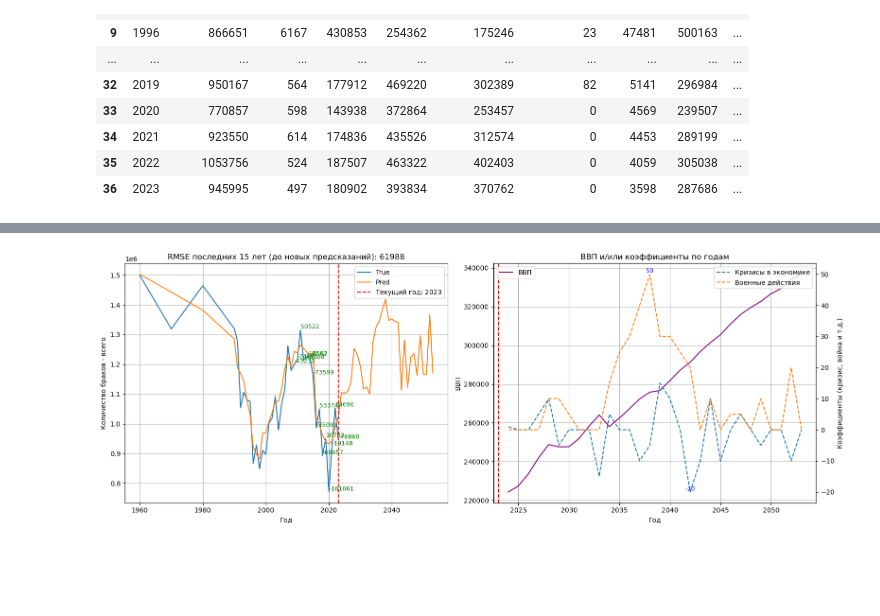
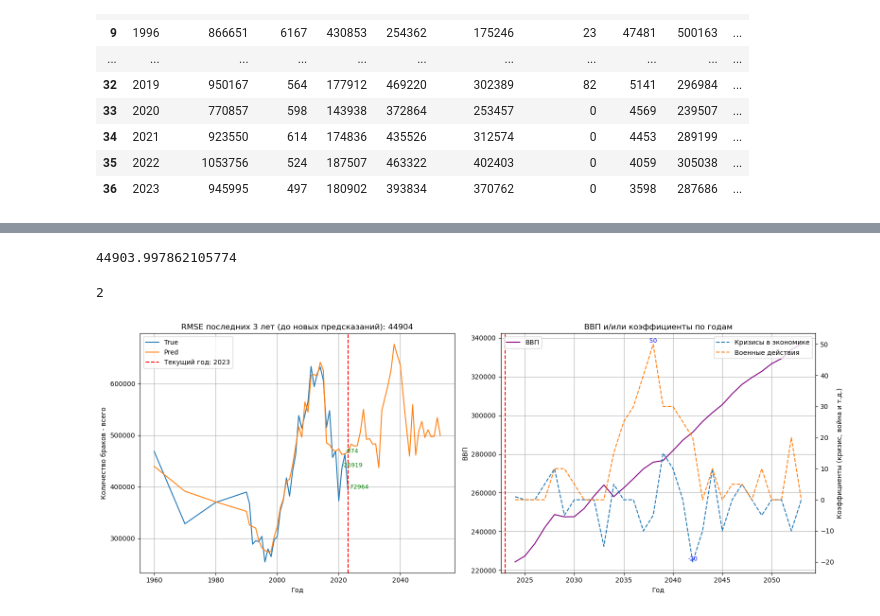
Before and after one commit to UncleMAD/NSGO_KP, a Jupyter notebook: sample.ipynb, the cells around one changed output, grey strips where cells are left out. Drawn from its saved outputs; the diff is of its cells as text; code cells hidden in the pictures; blank space fills up the shorter version.

Commit message:
Added train/test split

```diff
--- a/sample.ipynb
+++ b/sample.ipynb
@@ -132,7 +136,7 @@ def train(model, x, y, num_epochs=80
         loss.backward()
         optimizer.step()
 
-        if (epoch + 1) % 1000 == 0:
+        if (epoch + 1) % 10 == 0:
             print(f'Epoch [{epoch + 1}/{num_epochs}], Loss: {loss.item():.4f}')
     return model
 # %%
@@ -187,12 +191,12 @@ def plot_results(model, x, y, x_raw=None, new_years=None, show_history=True):
     y_true_original = scaler_y.inverse_transform(y_true.cpu().numpy())
     y_pred_original = scaler_y.inverse_transform(y_pred.cpu().numpy())
 
-    n = 15
+    n = x_test.shape[0]
     x_last_true = x_original[-n:]
     y_last_true = y_true_original[-n:]
     y_last_pred = y_pred_original[-n:]
 
-    rmse = np.sqrt(mean_squared_error(y_last_true, y_last_pred))
+    # rmse = np.sqrt(mean_squared_error(y_last_true, y_last_pred))
 
     if new_years is not None:
         new_years_normalized = scaler_x.transform(new_years)
@@ -210,7 +214,8 @@ def plot_results(model, x, y, x_raw=None, new_years=None, show_history=True):
     # --- Первый график ---
     axs[0].plot(x_original[:, 0], y_true_original, label='True')
     axs[0].plot(x_pred_original[:, 0], y_pred_original, label='Pred')
-    axs[0].axvline(x=x_original[:, 0].max(), color='r', linestyle='--', label=f"Текущий год: {int(x_original[:, 0].max())}")
+    axs[0].axvline(x=x_original[:, 0].max(), color='r', linestyle='--',
+                   label=f"Текущий год: {int(x_original[:, 0].max())}")
     axs[0].set_xlabel('Год')
     axs[0].set_ylabel('Количество браков - всего')
     axs[0].legend()
@@ -256,9 +261,8 @@ def plot_results(model, x, y, x_raw=None, new_years=None, show_history=True):
         if coeffs is not None:
             labels = ['Кризисы в экономике', 'Военные действия']
             for i in range(coeffs.shape[1]):
-                label = labels[i] if i < len(labels) else f'Коэффициент {i+1}'
+                label = labels[i] if i < len(labels) else f'Коэффициент {i + 1}'
                 ax_coeff.plot(years, coeffs[:, i], label=label, linestyle='--')
-
 
                 for j, val in enumerate(coeffs[:, i]):
                     if abs(val) == np.max(np.abs(coeffs[:, i])):  # максимум по модулю
@@ -302,26 +385,4 @@ def run_model(df, case_number):
 # %%
-# Функция для оптимизации с Optuna
-def objective(trial):
-    # Выбираем случайный вариант case_number с помощью Optuna
-    case_number = trial.suggest_int("case_number", 0, 2)
-    # Вызываем обычную версию модели
-    model, rmse = run_model(df, case_number)
-
-    return rmse
-# Запуск поиска лучшего case_number с помощью Optuna
-torch.manual_seed(2)
-study = optuna.create_study(direction='minimize')
-study.optimize(objective, n_trials=5)  # количество попыток
-
-# Вывод лучших результатов
-print(f"Best trial: {study.best_trial.number}")
-print(f"Best RMSE: {study.best_value}")
-print(f"Best params: {study.best_trial.params}")
-
-# Теперь обучаем модель на лучших параметрах
-best_case_number = study.best_params['case_number']
-best_case_number = 2
-
 # Запускаем обучение модели с лучшими параметрами
 model, rmse = run_model(df, best_case_number)
 # %% [output]
@@ -337,3 +397,7 @@ Best params: {'case_number': 0}
+# %%
+rmse
+# %% [output]
+44903.997862105774
 # %%
 coef_df = pd.DataFrame({
     'year': [2024 + i for i in range(30)],
@@ -366,8 +430,15 @@ new_vvp_df = pd.DataFrame({
 })
+# %%
+best_case_number
+# %% [output]
+2
 # %%
-# Генерация новых лет для лучших параметров
 new_years = generate_years(int(df['годы'].max()), 30, best_case_number, new_vvp_df, coef_df)
-x, y, scaler_x, scaler_y, device, x_raw = prepare_data(df, best_case_number)
-plot_results(model, x, y, x_raw, new_years, show_history=False)
+x_train, y_train, x_test, y_test, scaler_x, scaler_y, device, x_raw = prepare_data(df, best_case_number)
+
+x_all = torch.cat([x_train, x_test], dim=0)
+y_all = torch.cat([y_train, y_test], dim=0)
+
+plot_results(model, x_all, y_all, x_raw, new_years, show_history=False)
 # %% [output]
-[figure, old version]
+[figure, new version]
```
Also changed, not shown: parts of 7 cells of this notebook.
